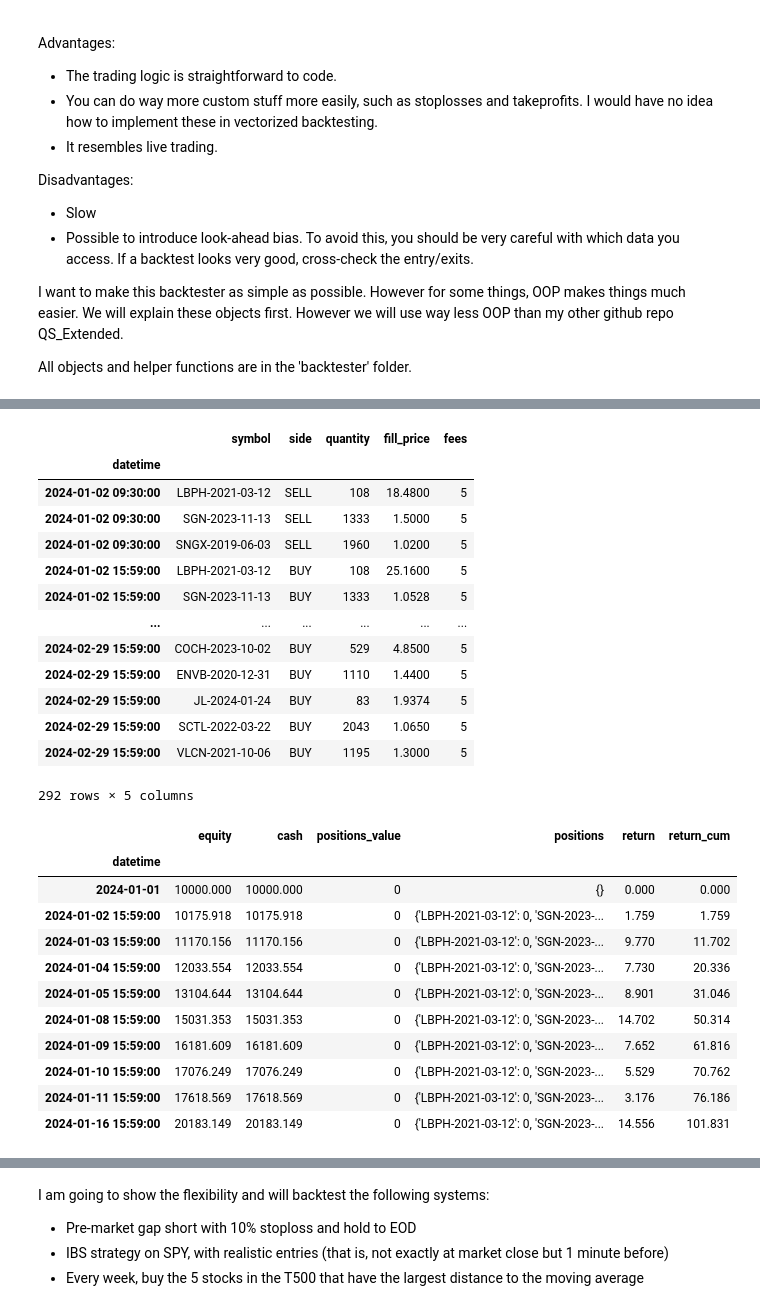
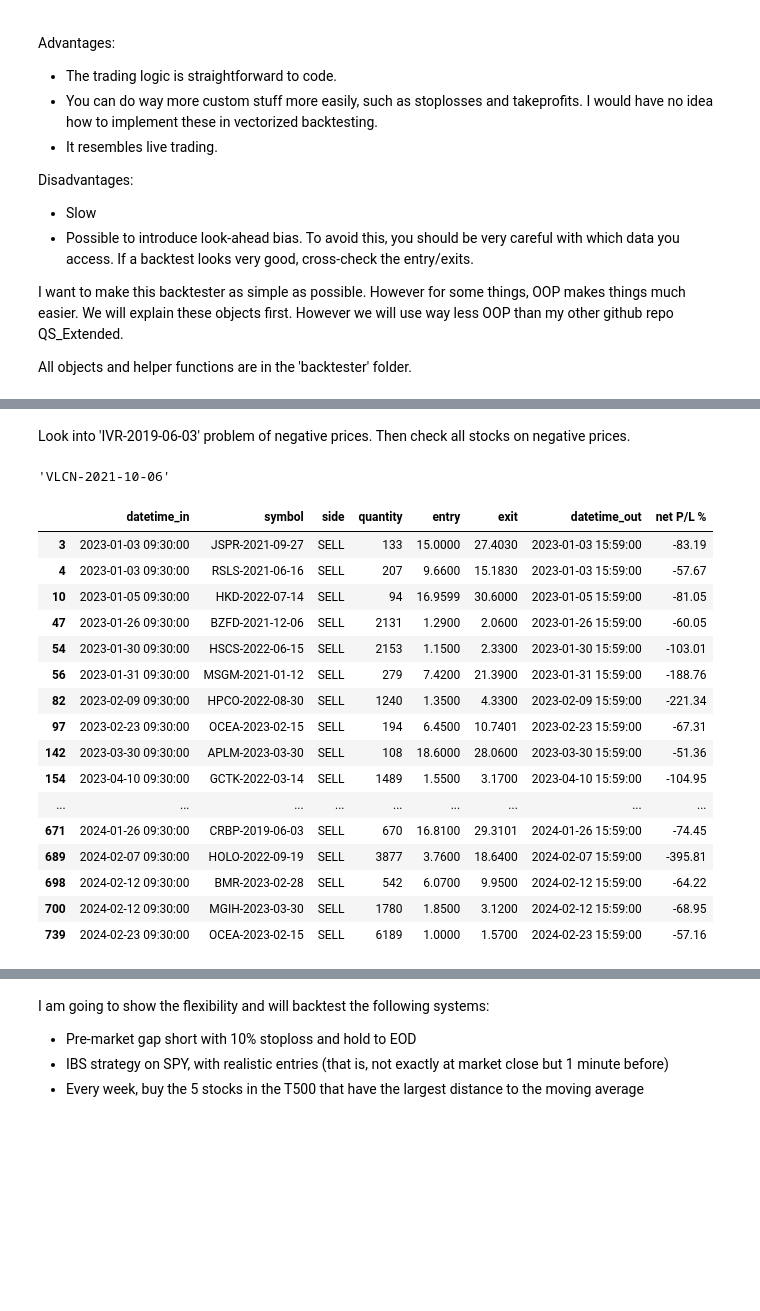
Before and after one commit to shinathan/polygon.io-stock-database, a Jupyter notebook: 13_backtester_loop.ipynb, the cells around one changed output, grey strips where cells are left out. Drawn from its saved outputs; the diff is of its cells as text; code cells hidden in the pictures; blank space fills up the shorter version.

```diff
--- a/13_backtester_loop.ipynb
+++ b/13_backtester_loop.ipynb
@@ -100,37 +105,36 @@ for day in get_market_dates(START_DATE, END_DATE):
     portfolio.append_portfolio_log(market_close_dt, data)
-# %%
-portfolio.get_df_from_fills_log()
-# %% [output]
-|  | symbol | side | quantity | fill_price | fees |
-| datetime |  |  |  |  |  |
-| 2024-01-02 09:30:00 | LBPH-2021-03-12 | SELL | 108 | 18.4800 | 5 |
-| 2024-01-02 09:30:00 | SGN-2023-11-13 | SELL | 1333 | 1.5000 | 5 |
-| 2024-01-02 09:30:00 | SNGX-2019-06-03 | SELL | 1960 | 1.0200 | 5 |
-| 2024-01-02 15:59:00 | LBPH-2021-03-12 | BUY | 108 | 25.1600 | 5 |
-| 2024-01-02 15:59:00 | SGN-2023-11-13 | BUY | 1333 | 1.0528 | 5 |
-| ... | ... | ... | ... | ... | ... |
-| 2024-02-29 15:59:00 | COCH-2023-10-02 | BUY | 529 | 4.8500 | 5 |
-| 2024-02-29 15:59:00 | ENVB-2020-12-31 | BUY | 1110 | 1.4400 | 5 |
-| 2024-02-29 15:59:00 | JL-2024-01-24 | BUY | 83 | 1.9374 | 5 |
-| 2024-02-29 15:59:00 | SCTL-2022-03-22 | BUY | 2043 | 1.0650 | 5 |
-| 2024-02-29 15:59:00 | VLCN-2021-10-06 | BUY | 1195 | 1.3000 | 5 |
-292 rows × 5 columns
-# %%
-portfolio_log = portfolio.get_df_from_holdings_log()
-portfolio_log.head(10)
-# %% [output]
-|  | equity | cash | positions_value | positions | return | return_cum |
-| datetime |  |  |  |  |  |  |
-| 2024-01-01 | 10000.000 | 10000.000 | 0 | {} | 0.000 | 0.000 |
-| 2024-01-02 15:59:00 | 10175.918 | 10175.918 | 0 | {'LBPH-2021-03-12': 0, 'SGN-2023-... | 1.759 | 1.759 |
-| 2024-01-03 15:59:00 | 11170.156 | 11170.156 | 0 | {'LBPH-2021-03-12': 0, 'SGN-2023-... | 9.770 | 11.702 |
-| 2024-01-04 15:59:00 | 12033.554 | 12033.554 | 0 | {'LBPH-2021-03-12': 0, 'SGN-2023-... | 7.730 | 20.336 |
-| 2024-01-05 15:59:00 | 13104.644 | 13104.644 | 0 | {'LBPH-2021-03-12': 0, 'SGN-2023-... | 8.901 | 31.046 |
-| 2024-01-08 15:59:00 | 15031.353 | 15031.353 | 0 | {'LBPH-2021-03-12': 0, 'SGN-2023-... | 14.702 | 50.314 |
-| 2024-01-09 15:59:00 | 16181.609 | 16181.609 | 0 | {'LBPH-2021-03-12': 0, 'SGN-2023-... | 7.652 | 61.816 |
-| 2024-01-10 15:59:00 | 17076.249 | 17076.249 | 0 | {'LBPH-2021-03-12': 0, 'SGN-2023-... | 5.529 | 70.762 |
-| 2024-01-11 15:59:00 | 17618.569 | 17618.569 | 0 | {'LBPH-2021-03-12': 0, 'SGN-2023-... | 3.176 | 76.186 |
-| 2024-01-16 15:59:00 | 20183.149 | 20183.149 | 0 | {'LBPH-2021-03-12': 0, 'SGN-2023-... | 14.556 | 101.831 |
+# %% [markdown]
+Look into 'IVR-2019-06-03' problem of negative prices. Then check all stocks on negative prices.
+# %%
+gapper
+# %% [output]
+'VLCN-2021-10-06'
+# %%
+from backtester.performance import fills_to_trades
+portfolio_log = portfolio.get_df_from_holdings_log()
+fills_log = portfolio.get_df_from_fills_log()
+trade_log = fills_to_trades(fills_log)
+trade_log = trade_log.drop(columns=['remaining_qty', 'net P/L $', 'fees'])
+# %%
+trade_log[trade_log['net P/L %'] < -50]
+# %% [output]
+|  | datetime_in | symbol | side | quantity | entry | exit | datetime_out | net P/L % |
+| 3 | 2023-01-03 09:30:00 | JSPR-2021-09-27 | SELL | 133 | 15.0000 | 27.4030 | 2023-01-03 15:59:00 | -83.19 |
+| 4 | 2023-01-03 09:30:00 | RSLS-2021-06-16 | SELL | 207 | 9.6600 | 15.1830 | 2023-01-03 15:59:00 | -57.67 |
+| 10 | 2023-01-05 09:30:00 | HKD-2022-07-14 | SELL | 94 | 16.9599 | 30.6000 | 2023-01-05 15:59:00 | -81.05 |
+| 47 | 2023-01-26 09:30:00 | BZFD-2021-12-06 | SELL | 2131 | 1.2900 | 2.0600 | 2023-01-26 15:59:00 | -60.05 |
+| 54 | 2023-01-30 09:30:00 | HSCS-2022-06-15 | SELL | 2153 | 1.1500 | 2.3300 | 2023-01-30 15:59:00 | -103.01 |
+| 56 | 2023-01-31 09:30:00 | MSGM-2021-01-12 | SELL | 279 | 7.4200 | 21.3900 | 2023-01-31 15:59:00 | -188.76 |
+| 82 | 2023-02-09 09:30:00 | HPCO-2022-08-30 | SELL | 1240 | 1.3500 | 4.3300 | 2023-02-09 15:59:00 | -221.34 |
+| 97 | 2023-02-23 09:30:00 | OCEA-2023-02-15 | SELL | 194 | 6.4500 | 10.7401 | 2023-02-23 15:59:00 | -67.31 |
+| 142 | 2023-03-30 09:30:00 | APLM-2023-03-30 | SELL | 108 | 18.6000 | 28.0600 | 2023-03-30 15:59:00 | -51.36 |
+| 154 | 2023-04-10 09:30:00 | GCTK-2022-03-14 | SELL | 1489 | 1.5500 | 3.1700 | 2023-04-10 15:59:00 | -104.95 |
+| ... | ... | ... | ... | ... | ... | ... | ... | ... |
+| 671 | 2024-01-26 09:30:00 | CRBP-2019-06-03 | SELL | 670 | 16.8100 | 29.3101 | 2024-01-26 15:59:00 | -74.45 |
+| 689 | 2024-02-07 09:30:00 | HOLO-2022-09-19 | SELL | 3877 | 3.7600 | 18.6400 | 2024-02-07 15:59:00 | -395.81 |
+| 698 | 2024-02-12 09:30:00 | BMR-2023-02-28 | SELL | 542 | 6.0700 | 9.9500 | 2024-02-12 15:59:00 | -64.22 |
+| 700 | 2024-02-12 09:30:00 | MGIH-2023-03-30 | SELL | 1780 | 1.8500 | 3.1200 | 2024-02-12 15:59:00 | -68.95 |
+| 739 | 2024-02-23 09:30:00 | OCEA-2023-02-15 | SELL | 6189 | 1.0000 | 1.5700 | 2024-02-23 15:59:00 | -57.16 |
 # %%
 from matplotlib import pyplot as plt
 plt.plot(portfolio_log.index, portfolio_log.equity)
```
Also changed, not shown: parts of 5 cells of this notebook, 5 other files.
